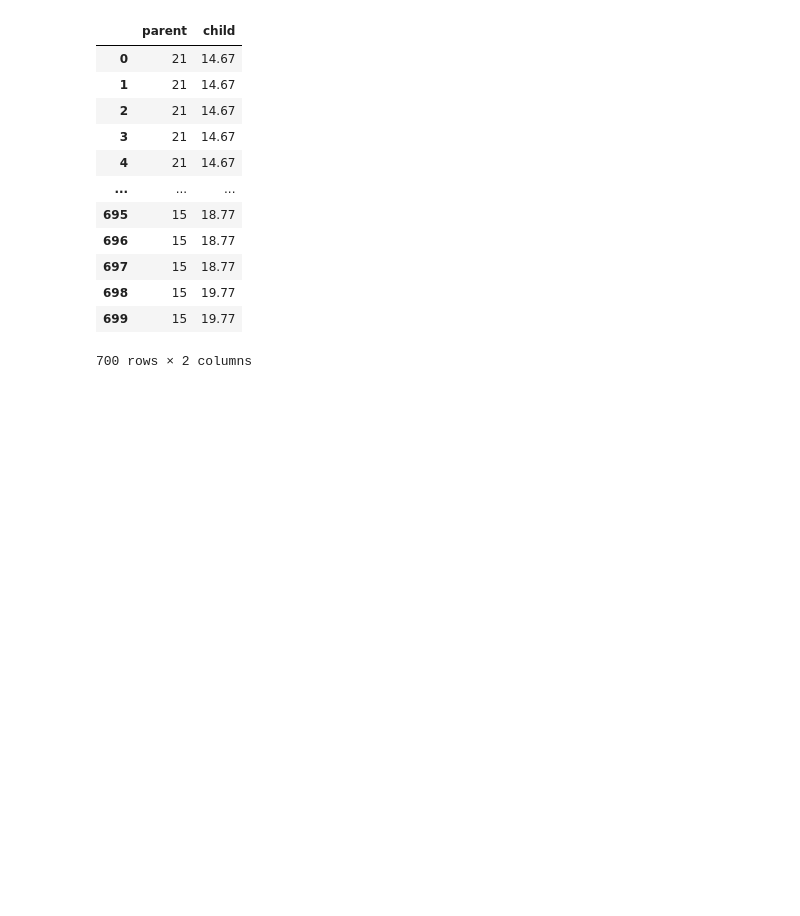
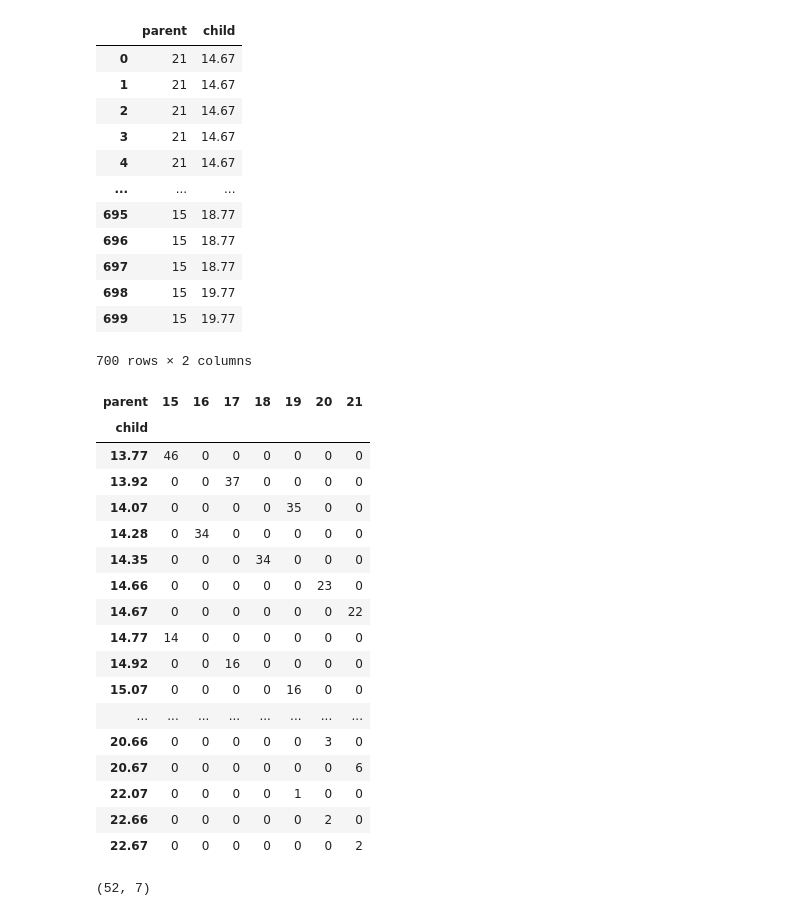
Before and after one commit to ronakdm/prelim, a Jupyter notebook: workspace.ipynb, the cells around one changed output. Cells and saved outputs as stored; diff of their text form; code cells hidden in the pictures; blank space fills up the shorter version.

```diff
--- a/exploratory_data_analysis.ipynb
+++ b/workspace.ipynb
@@ -41,3 +41,32 @@ peas
 | 698 | 15 | 19.77 |
 | 699 | 15 | 19.77 |
 700 rows × 2 columns
+# %%
+# Contingency table for peas.
+
+tab = pd.crosstab(peas["child"], peas["parent"])
+# %%
+tab
+# %% [output]
+| parent | 15 | 16 | 17 | 18 | 19 | 20 | 21 |
+| child |  |  |  |  |  |  |  |
+| 13.77 | 46 | 0 | 0 | 0 | 0 | 0 | 0 |
+| 13.92 | 0 | 0 | 37 | 0 | 0 | 0 | 0 |
+| 14.07 | 0 | 0 | 0 | 0 | 35 | 0 | 0 |
+| 14.28 | 0 | 34 | 0 | 0 | 0 | 0 | 0 |
+| 14.35 | 0 | 0 | 0 | 34 | 0 | 0 | 0 |
+| 14.66 | 0 | 0 | 0 | 0 | 0 | 23 | 0 |
+| 14.67 | 0 | 0 | 0 | 0 | 0 | 0 | 22 |
+| 14.77 | 14 | 0 | 0 | 0 | 0 | 0 | 0 |
+| 14.92 | 0 | 0 | 16 | 0 | 0 | 0 | 0 |
+| 15.07 | 0 | 0 | 0 | 0 | 16 | 0 | 0 |
+| ... | ... | ... | ... | ... | ... | ... | ... |
+| 20.66 | 0 | 0 | 0 | 0 | 0 | 3 | 0 |
+| 20.67 | 0 | 0 | 0 | 0 | 0 | 0 | 6 |
+| 22.07 | 0 | 0 | 0 | 0 | 1 | 0 | 0 |
+| 22.66 | 0 | 0 | 0 | 0 | 0 | 2 | 0 |
+| 22.67 | 0 | 0 | 0 | 0 | 0 | 0 | 2 |
+# %%
+tab.shape
+# %% [output]
+(52, 7)
```
Also changed, not shown: 3 other files.
